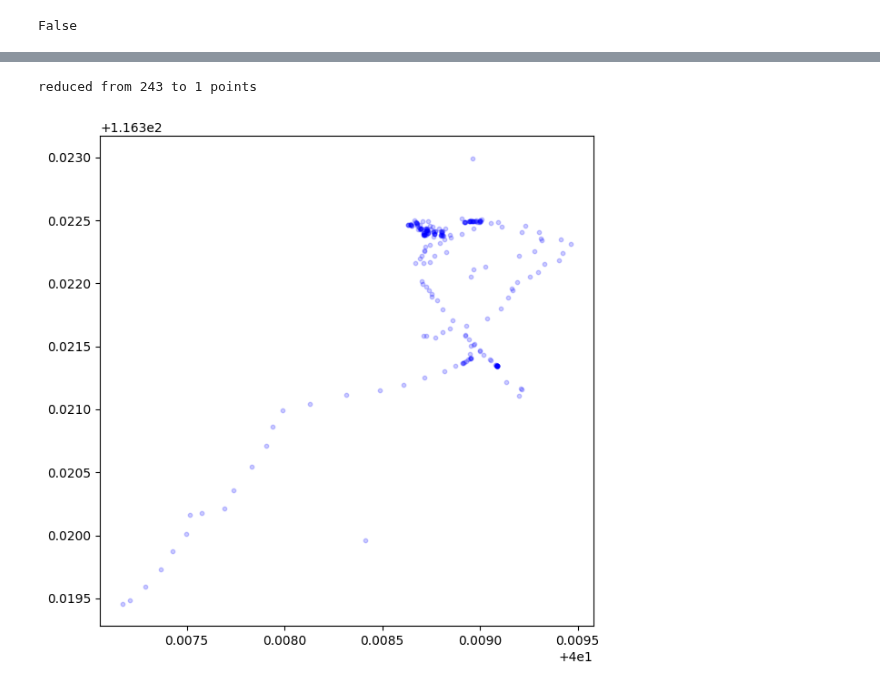
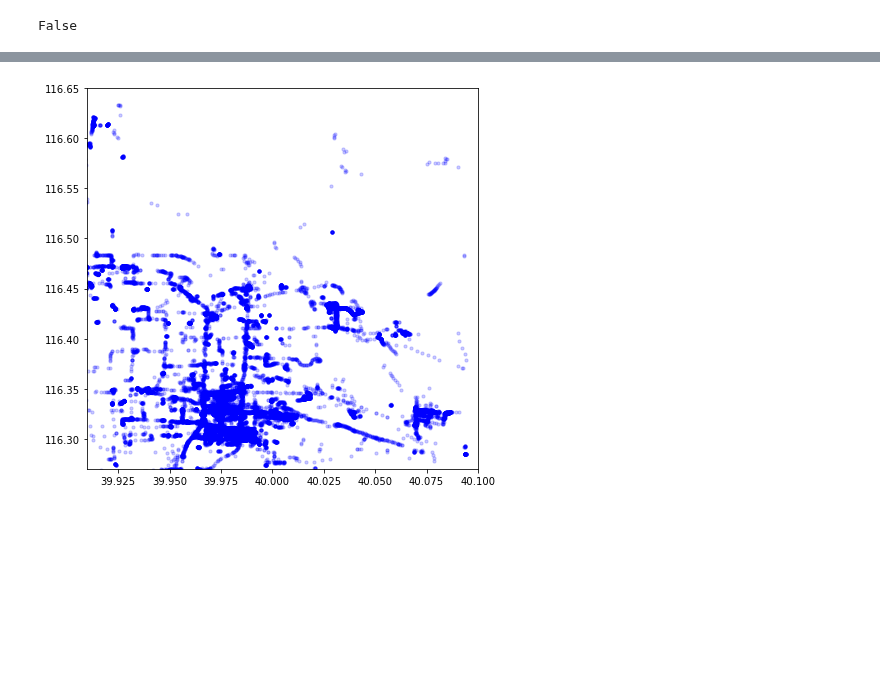
Before and after one commit to svensesen/Beijing-Topo, a Jupyter notebook: rav graphification attempt.ipynb, the cells around one changed output, grey strips where cells are left out. Drawn from its saved outputs; the diff is of its cells as text; code cells hidden in the pictures; blank space fills up the shorter version.

Commit message:
More pictures

```diff
--- a/rav graphification attempt.ipynb
+++ b/rav graphification attempt.ipynb
@@ -11,18 +11,18 @@ from datetime import datetime, timedelta
 import matplotlib.pyplot as plt
 from Graph import *
 # %%
-#df = pd.read_csv(".\\presets\\very_short.csv")
-df = pd.read_csv(".\\presets\\0.csv")
+df = pd.read_csv(".\\presets\\very_short.csv")
+#df = pd.read_csv(".\\presets\\0.csv")
 
-tra0 = df["trajectory"].unique()[0]
-dft0 = df[df["trajectory"] == tra0]
+# tra0 = df["trajectory"].unique()[0]
+# dft0 = df[df["trajectory"] == tra0]
 
-tra1 = df["trajectory"].unique()[1]
-dft1 = df[df["trajectory"] == tra1]
+# tra1 = df["trajectory"].unique()[1]
+# dft1 = df[df["trajectory"] == tra1]
 
-dft01 = df[df["trajectory"].isin([tra0, tra1])]
+# dft01 = df[df["trajectory"].isin([tra0, tra1])]
 
-df = dft1
+# df = dft1
 
 #(possibly) cropping the data to the city borders:
 if crop_to_borders:
@@ -310,27 +351,26 @@ IDs
 # %%
 fig, ax = plt.subplots(figsize = (7,7))
-ax.scatter(df.latitude, df.longitude, zorder=1, alpha= 0.2, c='b', s=10)
+ax.scatter(df.latitude, df.longitude, zorder=1, alpha= 0.1, c='b', s=10)
 
 # for edge in g.edges:
 #     lat1 = min(edge.vertices).latitude
 #     long1 = min(edge.vertices).longitude
 
 #     lat2 = max(edge.vertices).latitude
 #     long2 = max(edge.vertices).longitude
 
 #     plt.plot([lat1, lat2], [long1, long2], marker = 'o')
 
 # star_vertices = [vertex for vertex in graph.vertices if len(vertex.edges) == 1]
 # for vertex in star_vertices:
 #     ax.plot(vertex.latitude, vertex.longitude, markersize=50)
 
 ax = plt.gca()
-#ax.set_xlim([40.0035, 40.0115])
-#ax.set_ylim([116.3175, 116.3245])
-print(f"reduced from {len(df)} to {len(g.vertices)} points")
+plt.xlim([39.910, 40.1])
+plt.ylim([116.27, 116.65])
+plt.savefig("pictures/grid_very_short_points.png")
 # %% [output]
-reduced from 243 to 1 points
-[figure, old version]
+[figure, new version]
 # %%
 g.remove_unconnected_vertices()
 g.save('random_graph_t1')
```
Also changed, not shown: parts of 7 cells of this notebook, 5 other files.
